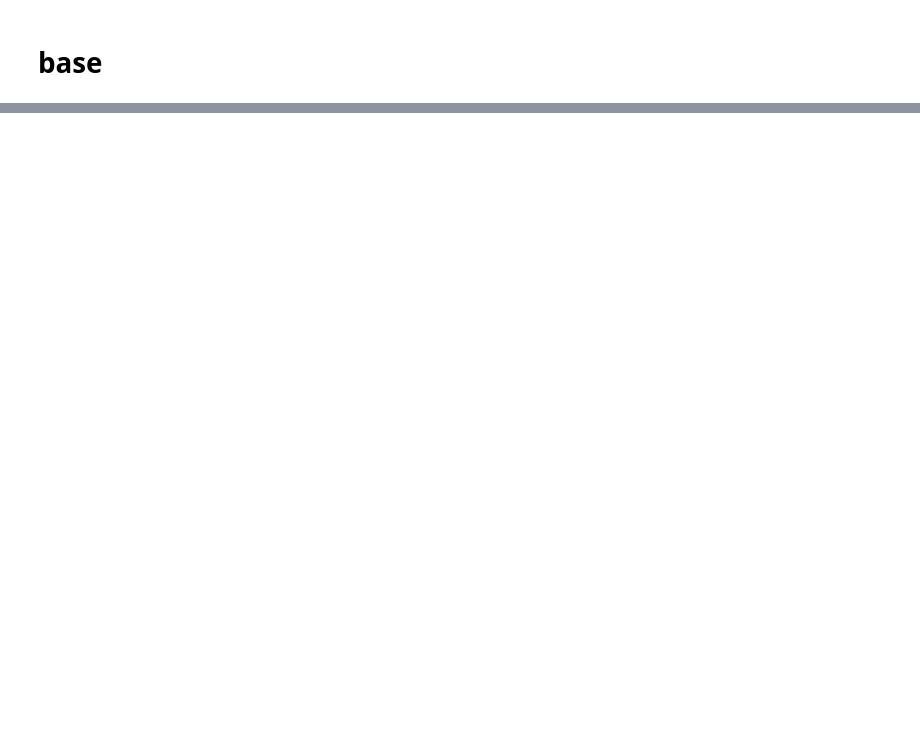
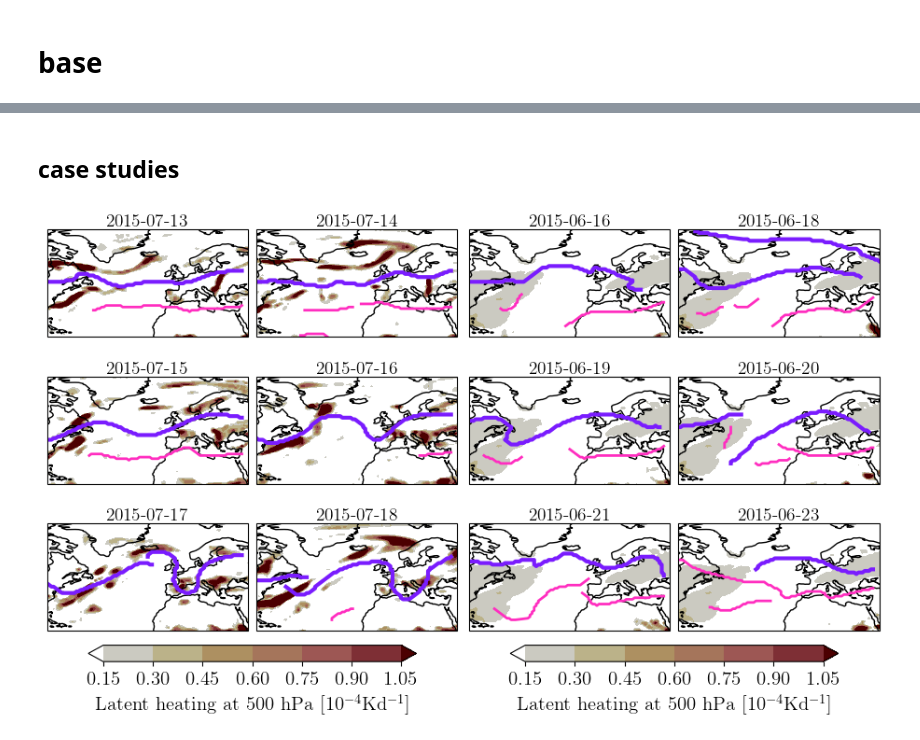
Before and after one commit to hbanderier/persistent-extremes-era5, a Jupyter notebook: Playgrounds/data_henrik_pg.ipynb, the cells around one changed output, grey strips where cells are left out. Saved outputs shown, nothing was run; the diff lists cells and outputs as text; code cells hidden in the pictures; blank space fills up the shorter version.

```diff
--- a/Playgrounds/data_henrik_pg.ipynb
+++ b/Playgrounds/data_henrik_pg.ipynb
@@ -507,0 +195,57 @@ for month in trange(1, 13):
+# %% [markdown]
+## case studies
+# %%
+n_ctrl = 26
+n_dobl = 27
+figure = plt.figure(layout="constrained", figsize=(9, 5.6))
+subfigs = figure.subfigures(1, 2, wspace=0.01)
+fig1, fig2 = subfigs
+nrow, ncol = 3, 2
+n = nrow * ncol
+plt.rc("axes", titlesize=14)
+plt.rc("axes", titlepad=2)
+
+rwb_color = "mediumseagreen"
+rwb_lw = 2
+
+cbar_kwargs = {"location": "bottom", "shrink": 0.8, "fraction": 0.1, "pad": 0.03}
+plot_kwargs = {
+    "cmap": colormaps.bilbao_r,
+    "levels": MaxNLocator(9).tick_values(0, 1).tolist(),
+    "cbar_kwargs": cbar_kwargs,
+}
+
+for fig, key, which_spell in zip(subfigs, ["ctrl", "dobl"], [n_ctrl, n_dobl]):
+    is_dobl = key == "dobl"
+    da = das_heating[key]
+    clu = Clusterplot(nrow, ncol, get_region(da), row_height=3.5, fig=fig)
+    spell = all_spells[f"{key}_EDJ"].filter(pl.col("spell") == which_spell)
+    spell = extend_spells(spell, time_before=datetime.timedelta(days=0))
+    len_spell = spell["time"][-1] - spell["time"][0]
+
+    times = (
+        pl.linear_space(spell["time"][0], spell["time"][-1], n, eager=True)
+        .dt.round("1d")
+        .cast(pl.Datetime("ms"))
+    )
+    titles = times.dt.to_string("%Y-%m-%d").to_list()
+    # titles = [f"{ascii_lowercase[n * is_edj + i]}) {title}" for i, title in enumerate(titles)]
+    to_plot = da.sel(time=times)
+    clu.add_contourf(
+        to_plot * 1e4, titles=titles, cbar_label=long_names[da.name], **plot_kwargs
+    )
+    # fig.suptitle(f"{key} episode, " + str(len_spell)[:6])
+    for i, t in enumerate(times):
+        if i == 0 and t < spell["time"][0]:
+            t_ = spell["time"][0]
+        else:
+            t_ = t
+        phat_jets_ = phat_jets.filter(pl.col("time") == t_)
+        for _, jet in phat_jets_.group_by("jet ID"):
+            lo, la, is_p = jet[["lon", "lat", "is_polar"]]
+            this_jet_is_p = len(is_p) > 0 and is_p.mean() > 0.45
+            color = COLORS[1] if this_jet_is_p else COLORS[2]
+            lw = 2 + 1 * this_jet_is_p
+            clu.axes[i].plot(lo - clu.central_longitude, la, color=color, lw=lw)
+# %% [output]
+[figure, added]
```
Also changed, not shown: parts of 29 cells of this notebook, 4 other files.
